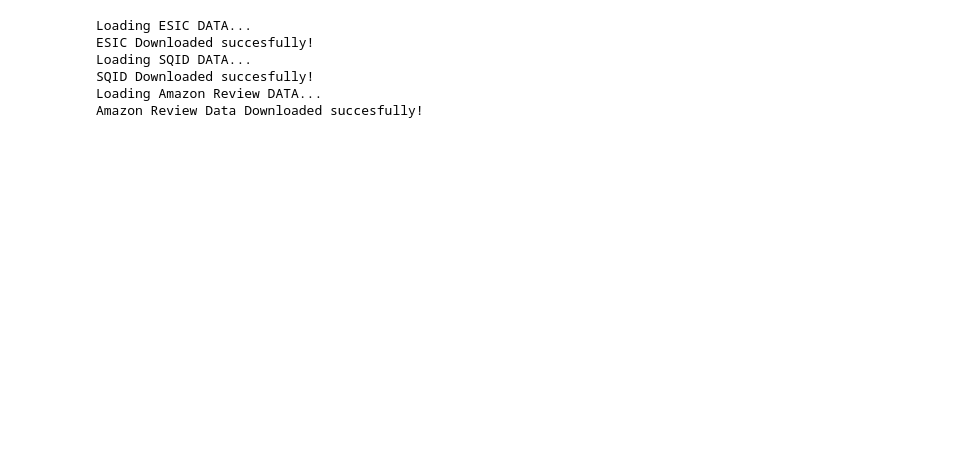
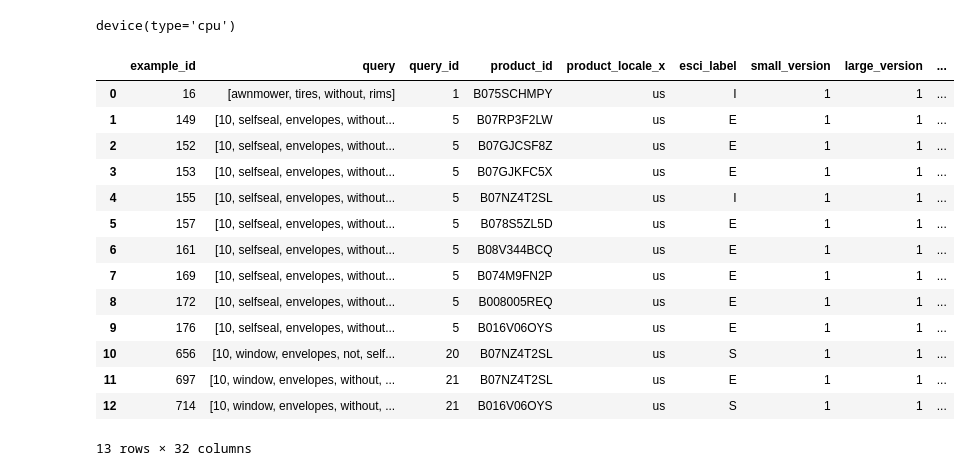
Before and after one commit to RSourceCode/Multi-Modal-Product-Search-and-Recommendation-System, a Jupyter notebook: src/product-search/vectordb.ipynb, the cells around one changed output. Saved outputs shown, nothing was run; the diff lists cells and outputs as text; code cells hidden in the pictures; blank space fills up the shorter version.

```diff
--- a/src/product-search/vectordb.ipynb
+++ b/src/product-search/vectordb.ipynb
@@ -12,12 +41,31 @@ import chromadb
+# %%
+# Set device to "Cuda" if available.
+device = torch.device("cuda" if torch.cuda.is_available() else "cpu")
+device
+# %% [output]
+device(type='cpu')
 # %%
 # Get Data
 
-d1 = Data()
-d_train = d1.get_complete_data('train')
+FINAL_DATA_PATH = "../../data"
+d_train = joblib.load(f"{FINAL_DATA_PATH}/train_data_with_all_embeddings.pkl")
+columns = ["product_title", "product_description", "product_bullet_point", "product_brand", "product_color"]
+d_clean_train = d_train.copy()
+d_clean_train[columns] = d_train[columns].map(lambda x: " ".join(x))
+d_clean_train
 # %% [output]
+|  | example_id | query | query_id | product_id | product_locale_x | esci_label | small_version | large_version | ... |
+| 0 | 16 | [awnmower, tires, without, rims] | 1 | B075SCHMPY | us | I | 1 | 1 | ... |
+| 1 | 149 | [10, selfseal, envelopes, without... | 5 | B07RP3F2LW | us | E | 1 | 1 | ... |
+| 2 | 152 | [10, selfseal, envelopes, without... | 5 | B07GJCSF8Z | us | E | 1 | 1 | ... |
+| 3 | 153 | [10, selfseal, envelopes, without... | 5 | B07GJKFC5X | us | E | 1 | 1 | ... |
+| 4 | 155 | [10, selfseal, envelopes, without... | 5 | B07NZ4T2SL | us | I | 1 | 1 | ... |
+| 5 | 157 | [10, selfseal, envelopes, without... | 5 | B078S5ZL5D | us | E | 1 | 1 | ... |
+| 6 | 161 | [10, selfseal, envelopes, without... | 5 | B08V344BCQ | us | E | 1 | 1 | ... |
+| 7 | 169 | [10, selfseal, envelopes, without... | 5 | B074M9FN2P | us | E | 1 | 1 | ... |
+| 8 | 172 | [10, selfseal, envelopes, without... | 5 | B008005REQ | us | E | 1 | 1 | ... |
+| 9 | 176 | [10, selfseal, envelopes, without... | 5 | B016V06OYS | us | E | 1 | 1 | ... |
+| 10 | 656 | [10, window, envelopes, not, self... | 20 | B07NZ4T2SL | us | S | 1 | 1 | ... |
+| 11 | 697 | [10, window, envelopes, without, ... | 21 | B07NZ4T2SL | us | E | 1 | 1 | ... |
+| 12 | 714 | [10, window, envelopes, without, ... | 21 | B016V06OYS | us | S | 1 | 1 | ... |
-Loading ESIC DATA...
-ESIC Downloaded succesfully!
-Loading SQID DATA...
-SQID Downloaded succesfully!
-Loading Amazon Review DATA...
-Amazon Review Data Downloaded succesfully!
+13 rows × 32 columns
```
Also changed, not shown: parts of 13 cells of this notebook, 10 other files.
